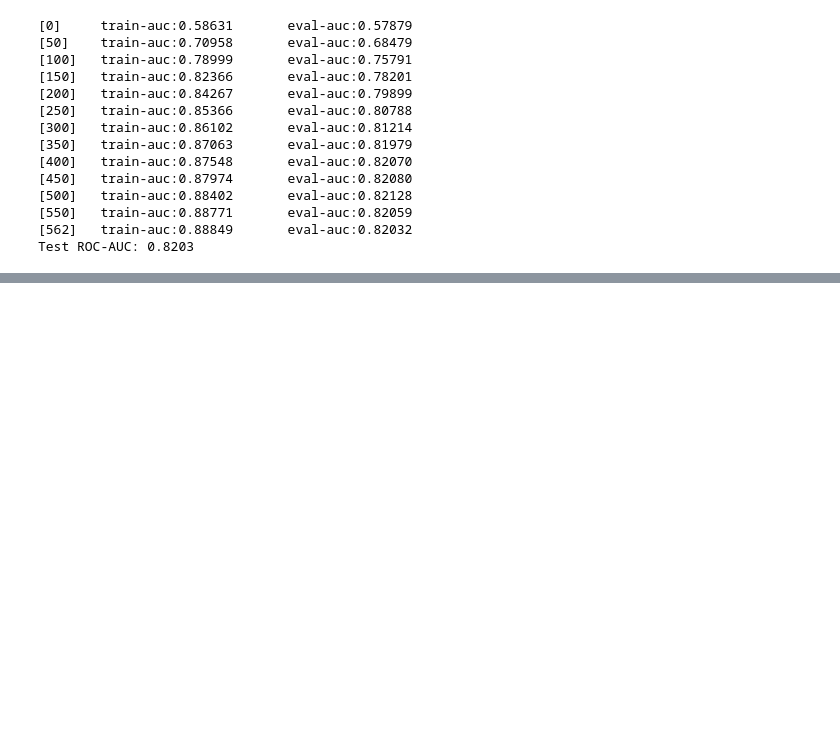
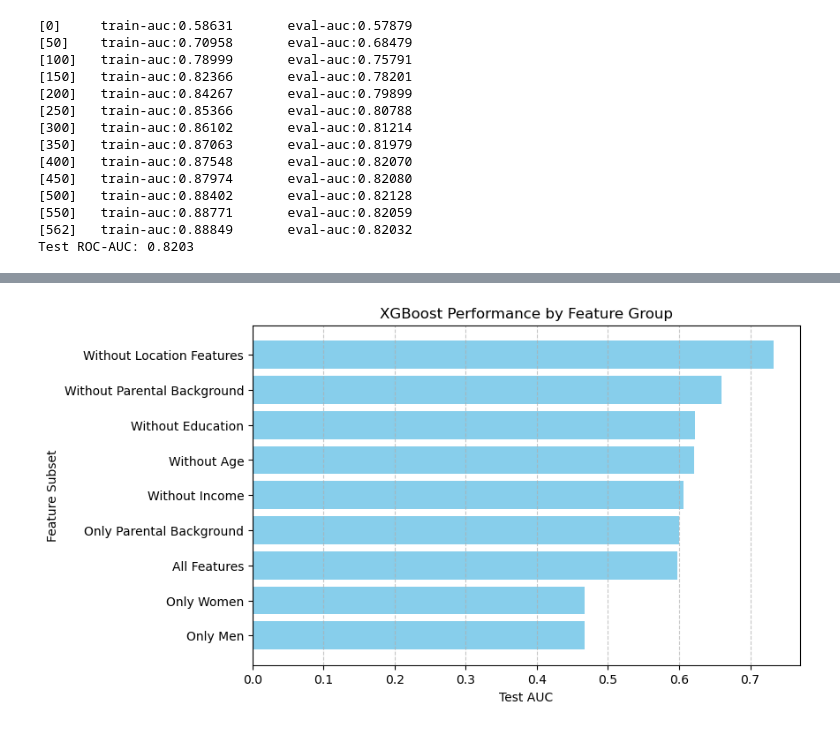
Before and after one commit to sabourikenari/Social-Class-Marriage-Market, a Jupyter notebook: analysis/A1_1_master.ipynb, the cells around one changed output, grey strips where cells are left out. Saved outputs shown, nothing was run; the diff lists cells and outputs as text; code cells hidden in the pictures; blank space fills up the shorter version.

Commit message:
Pruning for exploring role of different features in prediction.

```diff
--- a/analysis/A1_1_master.ipynb
+++ b/analysis/A1_1_master.ipynb
@@ -301,0 +243,76 @@ Test ROC-AUC: 0.7931
+# %%
+
+# -----------------------
+# Define feature groups
+# -----------------------
+exclude_patterns = ("11", "12", "21", "22")
+exclude_keywords = ("lan", "cob", "lob", "swede")
+
+feature_groups = {
+    "All Features": X_train.columns.tolist(),
+    "Without Parental Background": [col for col in X_train.columns if not any(pat in col for pat in exclude_patterns)],
+    "Only Parental Background" : [col for col in X_train.columns if any(pat in col for pat in exclude_patterns)],
+    "Without Location Features": [col for col in X_train.columns if not any(kw in col for kw in exclude_keywords)],
+    "Without Income" : [col for col in X_train.columns if "income" not in col],
+    "Without Education" : [col for col in X_train.columns if "educ" not in col],
+    "Without Age": [col for col in X_train.columns if "yob" not in col],
+    "Only Men": [c for c in X_train.columns if c.endswith('_m')],
+    "Only Women": [c for c in X_train.columns if c.endswith('_w')],
+}
+
+# -----------------------
+# Model parameters
+# -----------------------
+params = {
+    "objective": "binary:logistic",
+    "eval_metric": "auc",
+    "tree_method": "hist",
+    "learning_rate": 0.05,
+    "max_depth": 6,
+    "subsample": 0.8,
+    "colsample_bytree": 0.8,
+    "reg_lambda": 1.0,
+    "scale_pos_weight": scale_pos_weight,
+    "random_state": 42
+}
+
+# -----------------------
+# Train & evaluate function
+# -----------------------
+def train_and_evaluate(X_train, y_train, X_test, y_test):
+    dtrain = xgb.DMatrix(X_train, label=y_train, enable_categorical=True)
+    dvalid = xgb.DMatrix(X_test,  label=y_test,  enable_categorical=True)
+
+    booster = xgb.train(
+        params=params,
+        dtrain=dtrain,
+        num_boost_round=4000,
+        evals=[(dtrain, "train"), (dvalid, "eval")],
+        early_stopping_rounds=100,
+        verbose_eval=False
+    )
+
+    y_pred_proba = booster.predict(dvalid)
+    auc = roc_auc_score(y_test, y_pred_proba)
+    return auc
+
+# -----------------------
+# Run all models
+# -----------------------
+results = []
+
+for name, cols in feature_groups.items():
+    auc = train_and_evaluate(
+        X_train[cols], y_train,
+        X_test[cols], y_test
+    )
+    results.append({"Feature_Set": name, "AUC": auc})
+    print(f"{name}: AUC = {auc:.4f}")
+
+# -----------------------
+# Results DataFrame
+# -----------------------
+results_df = pd.DataFrame(results).sort_values("AUC", ascending=False)
+print("\nSummary of AUC results:")
+print(results_df)
+# %% [output]
@@ -301,0 +336 @@ Test ROC-AUC: 0.7931
+[figure, added]
```
Also changed, not shown: parts of 13 cells of this notebook, 1 other file.
